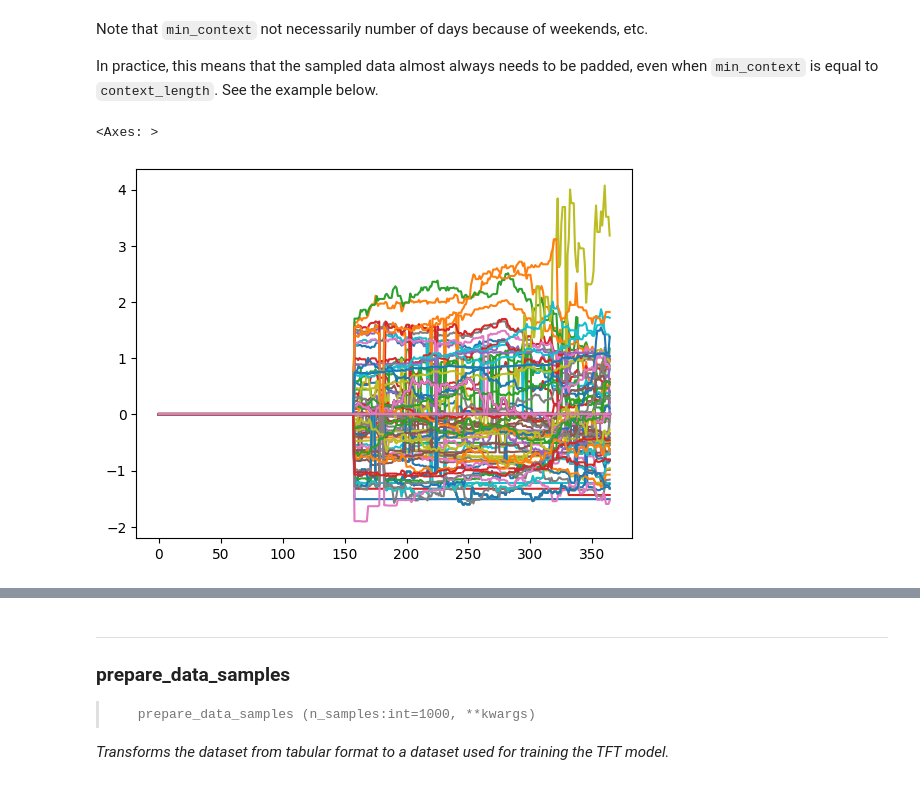
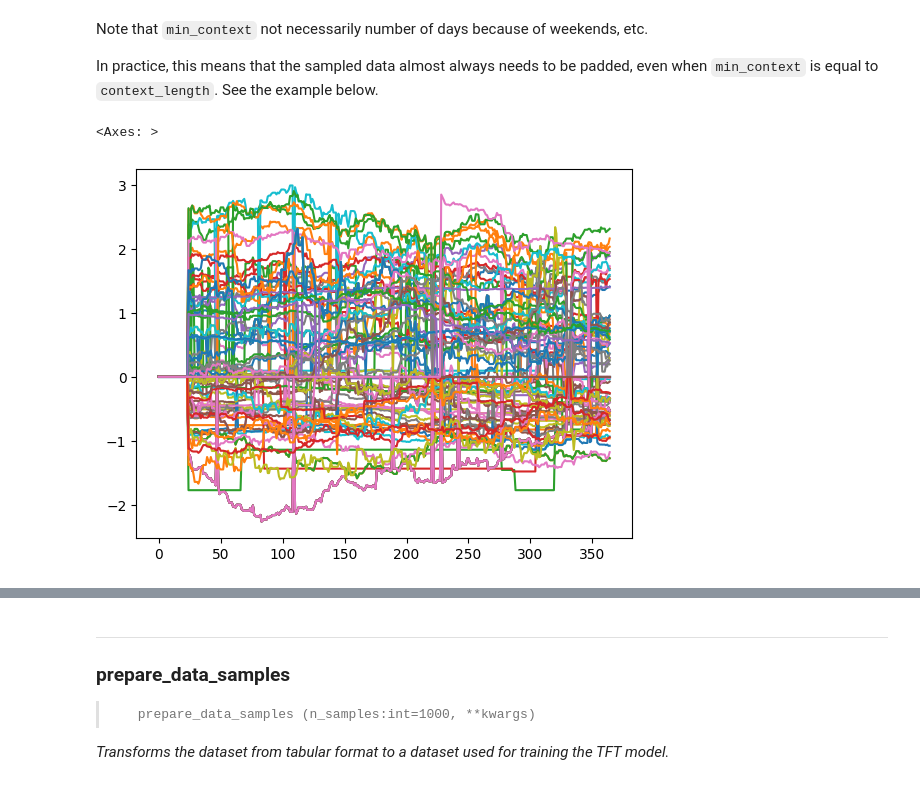
Before and after one commit to jdamp/TemporalFusionTransformers, a Jupyter notebook: temporal_fusion_transformers.ipynb, the cells around one changed output, grey strips where cells are left out. Drawn from its saved outputs; the diff is of its cells as text; code cells hidden in the pictures.

Commit message:
Update data class

```diff
--- a/temporal_fusion_transformers.ipynb
+++ b/temporal_fusion_transformers.ipynb
@@ -706,10 +612,10 @@ Note that `min_context` not necessarily number of days because of weekends, etc.
 
 In practice, this means that the sampled data almost always needs to be padded, even when `min_context` is equal to `context_length`. See the example below.
 # %%
-pd.DataFrame(sample["d"]["X_cont_hist"]).plot(legend=False)
+pd.DataFrame(sample.X_cont_hist["d"][0]).plot(legend=False)
 # %% [output]
 <Axes: >
-[figure, old version]
+[figure, new version]
 # %%
 sample, y = sample_nowcasting_data(
     dfs_input=df_input_valid,
```
Also changed, not shown: parts of 15 cells of this notebook, 1 other file.
